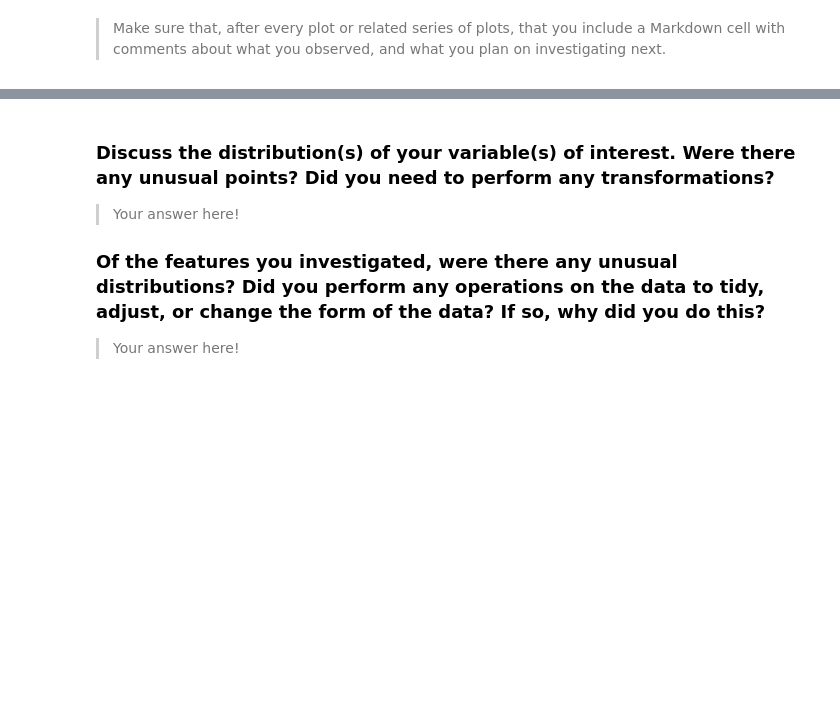
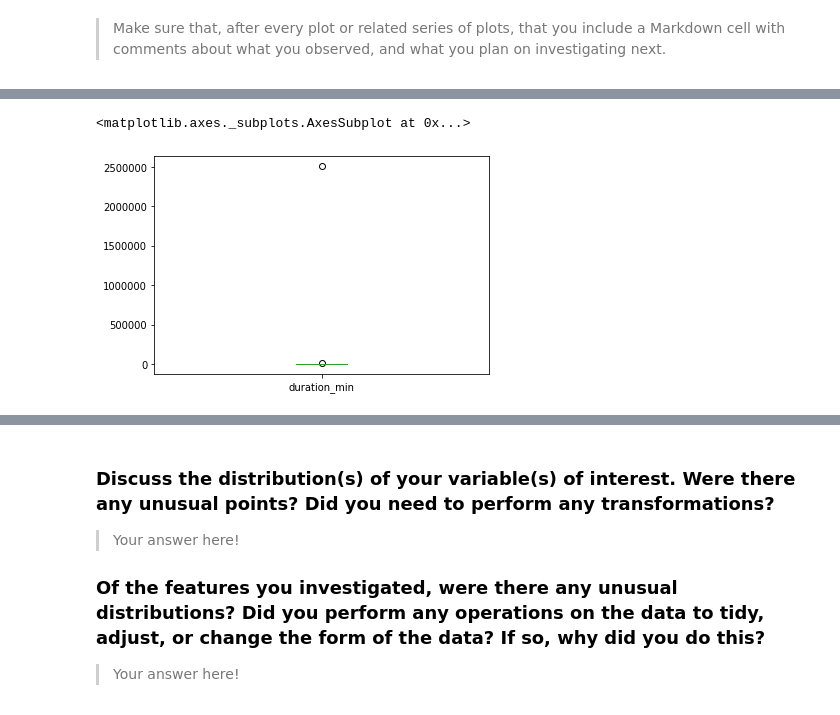
Before and after one commit to chpolyzo/DAND, a Jupyter notebook: fifth_project/exploration.ipynb, the cells around one changed output, grey strips where cells are left out. Drawn from its saved outputs; the diff is of its cells as text; code cells hidden in the pictures; blank space fills up the shorter version.

```diff
--- a/fifth_project/exploration.ipynb
+++ b/fifth_project/exploration.ipynb
@@ -485,0 +587,4 @@ you plan on investigating next.
+# %%
+# Change the Duration unit to number of minutes (as an integer)
+df_rides['duration_min'] = df_rides['duration_sec']//60
+df_rides.duration_min.describe()
@@ -485,0 +601,5 @@ you plan on investigating next.
+# %%
+df_rides.duration_min.describe().plot(kind = 'box')
+# %% [output]
+<matplotlib.axes._subplots.AxesSubplot at 0x...>
+[figure, added]
```
Also changed, not shown: parts of 45 cells of this notebook.
